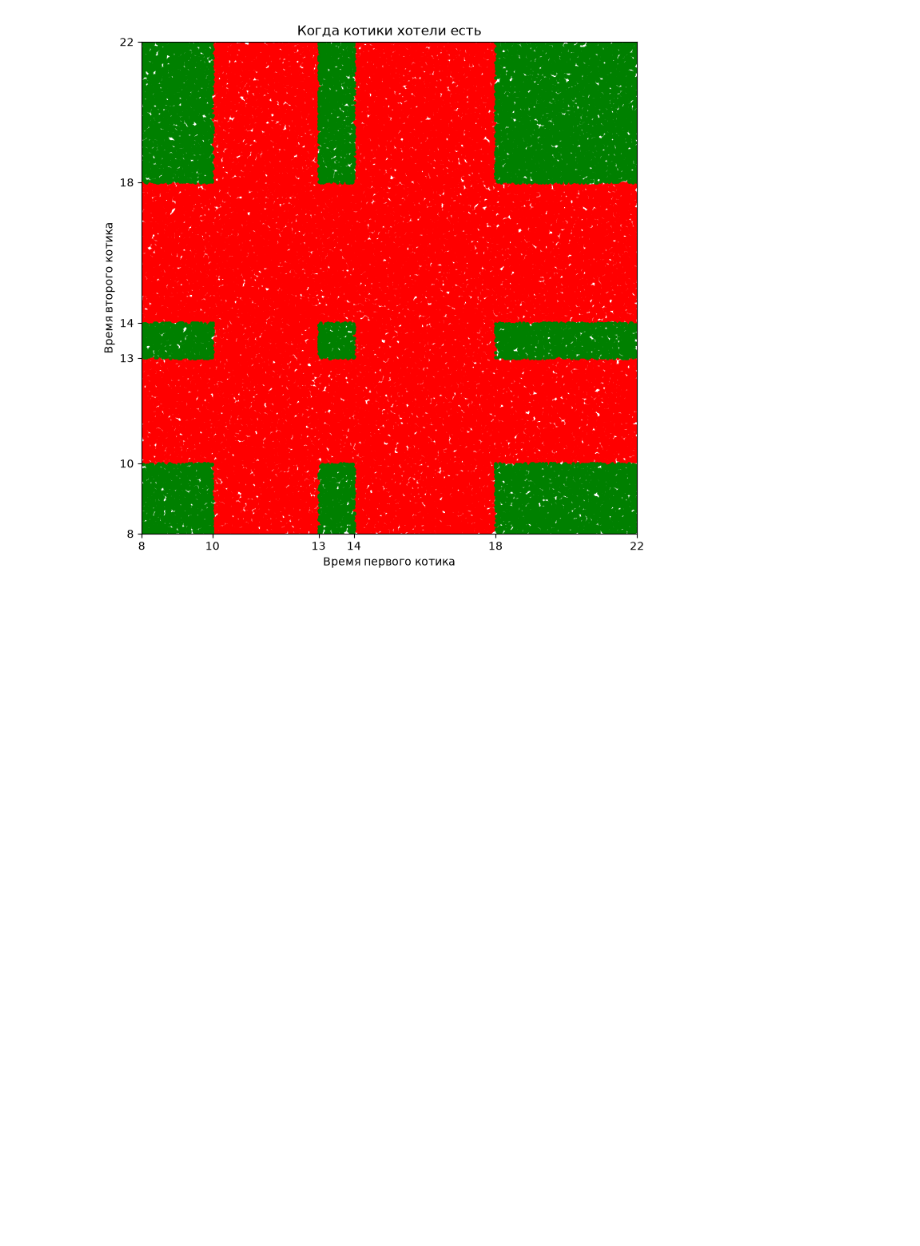
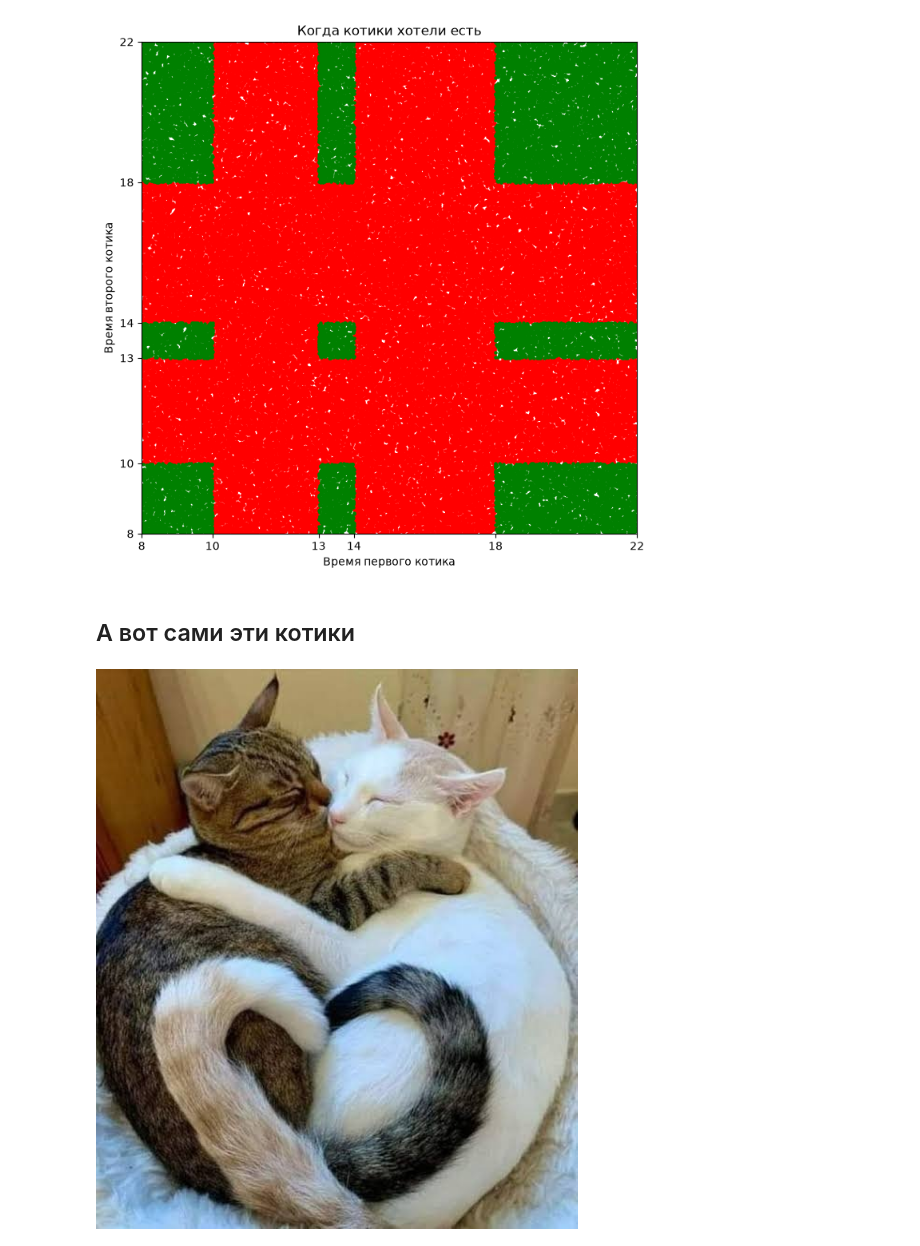
Before and after one commit to dvaJf/teoria-veratnosti, a Jupyter notebook: доп задачи/1 тема Геом вероятность Котики.ipynb, the cells around one changed output. Saved outputs shown, nothing was run; the diff lists cells and outputs as text; code cells hidden in the pictures; blank space fills up the shorter version.

Commit message:
Котики

```diff
--- a/доп задачи/1 тема Геом вероятность Котики.ipynb
+++ b/доп задачи/1 тема Геом вероятность Котики.ipynb
@@ -65,3 +65,10 @@ plt.ylabel("Время второго котика")
 plt.show()
 # %% [output]
 [figure]
+# %% [markdown]
+## А вот сами эти котики
+# %%
+from IPython.display import Image
+Image(filename='cats.jpg')
+# %% [output]
+[figure, added]
```
Also changed, not shown: 1 other file.
